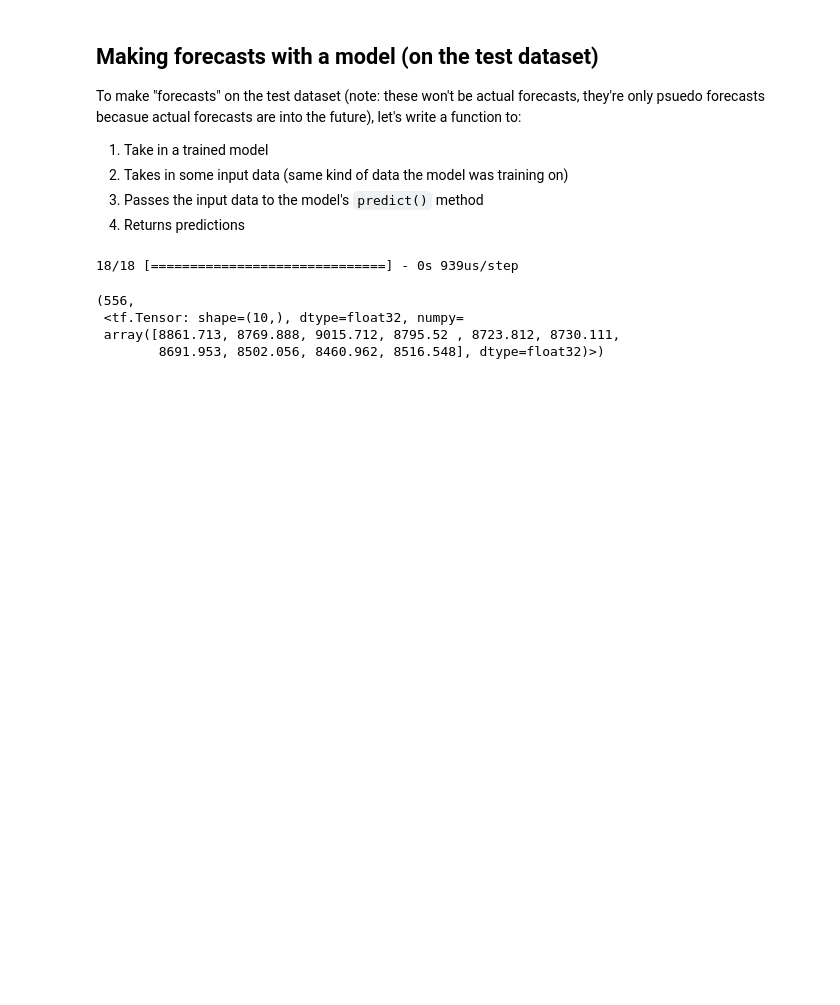
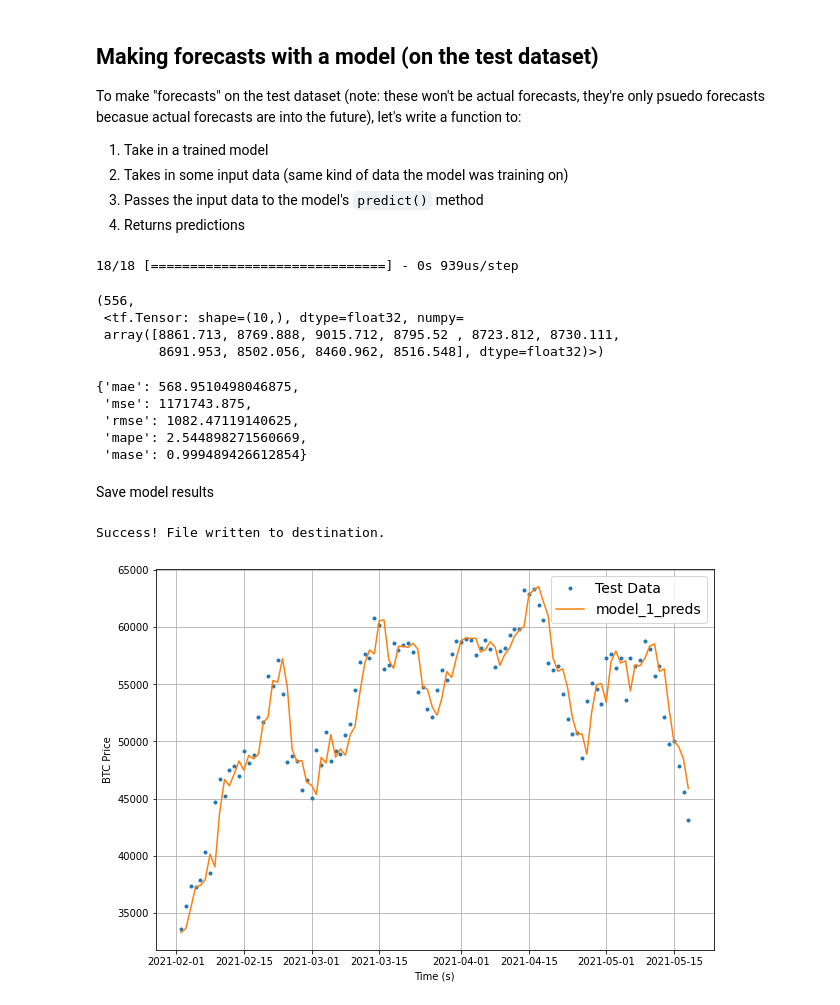
Before and after one commit to navalente/TensorFlow-Developer-Course, a Jupyter notebook: 10_time_series_forecasting_with_tensorflow.ipynb, the cells around one changed output. Saved outputs shown, nothing was run; the diff lists cells and outputs as text; code cells hidden in the pictures; blank space fills up the shorter version.

```diff
--- a/10_time_series_forecasting_with_tensorflow.ipynb
+++ b/10_time_series_forecasting_with_tensorflow.ipynb
@@ -640,3 +640,43 @@ len(model_1_preds), model_1_preds[:10]
  <tf.Tensor: shape=(10,), dtype=float32, numpy=
  array([8861.713, 8769.888, 9015.712, 8795.52 , 8723.812, 8730.111,
         8691.953, 8502.056, 8460.962, 8516.548], dtype=float32)>)
+# %%
+# Evalaute preds
+model_1_results = evaluate_preds(y_true=tf.squeeze(test_labels),
+                                 y_pred=model_1_preds)
+model_1_results
+# %% [output]
+{'mae': 568.9510498046875,
+ 'mse': 1171743.875,
+ 'rmse': 1082.47119140625,
+ 'mape': 2.544898271560669,
+ 'mase': 0.999489426612854}
+# %% [markdown]
+Save model results
+# %%
+from Functions.helper_functions import save_model_results_json
+
+des_path = r"Saved Results\10_time_series_forecasting_with_tensorflow"
+
+save_model_results_json(filepath=des_path,
+                        var_to_save=model_1_results,
+                        file_string="model_1_results")
+# %% [output]
+Success! File written to destination.
+# %%
+# Let's plot our model 1 predictions
+offset = 450
+plt.figure(figsize=(10,7))
+# Account for the test_window offset and index into test_labels to ensure correct plotting
+plot_time_series(timesteps=X_test[-len(test_windows):],
+                 values=test_labels[:,0],
+                 start=offset,
+                 label="Test Data")
+
+plot_time_series(timesteps=X_test[-len(test_windows):],
+                 values=model_1_preds,
+                 start=offset,
+                 format="-",
+                 label="model_1_preds")
+# %% [output]
+[figure, added]
```
